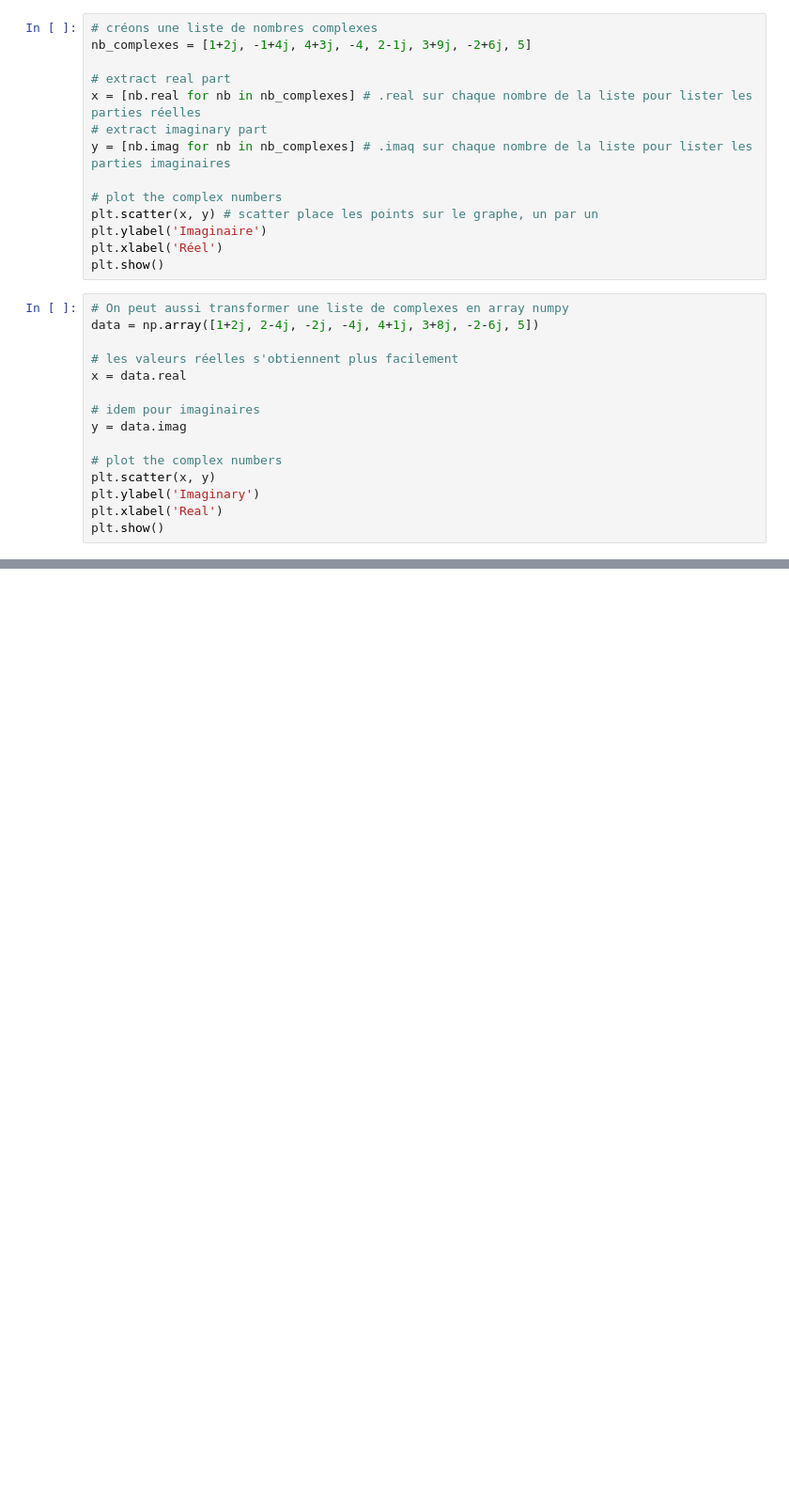
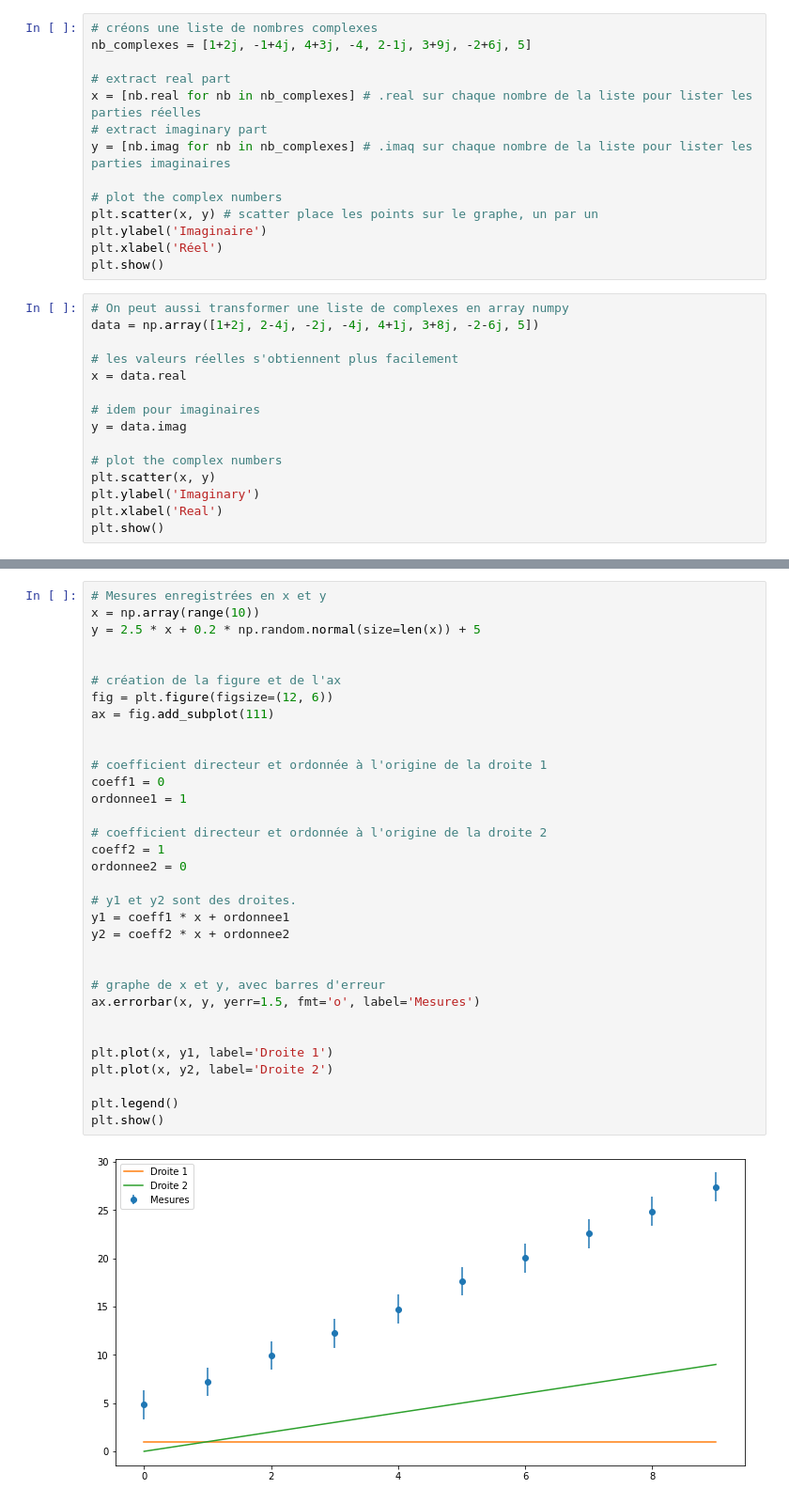
Before and after one commit to philippe-lemaire/insa-notebooks, a Jupyter notebook: formations/physique/Python_pour_la_physique.ipynb, the cells around one changed output, grey strips where cells are left out. Shown at 94% size. Saved outputs shown, nothing was run; the diff lists cells and outputs as text; blank space fills up the shorter version.

Commit message:
droite incertitude

```diff
--- a/formations/physique/Python_pour_la_physique.ipynb
+++ b/formations/physique/Python_pour_la_physique.ipynb
@@ -132,0 +142,35 @@ plt.show()
+# %%
+# Mesures enregistrées en x et y
+x = np.array(range(10))
+y = 2.5 * x + 0.2 * np.random.normal(size=len(x)) + 5
+
+
+# création de la figure et de l'ax
+fig = plt.figure(figsize=(12, 6))
+ax = fig.add_subplot(111)
+
+
+# coefficient directeur et ordonnée à l'origine de la droite 1
+coeff1 = 0
+ordonnee1 = 1
+
+# coefficient directeur et ordonnée à l'origine de la droite 2
+coeff2 = 1
+ordonnee2 = 0
+
+# y1 et y2 sont des droites.
+y1 = coeff1 * x + ordonnee1
+y2 = coeff2 * x + ordonnee2
+
+
+# graphe de x et y, avec barres d'erreur
+ax.errorbar(x, y, yerr=1.5, fmt='o', label='Mesures')
+
+
+plt.plot(x, y1, label='Droite 1')
+plt.plot(x, y2, label='Droite 2')
+
+plt.legend()
+plt.show()
+# %% [output]
+[figure, added]
```
Also changed, not shown: parts of 4 cells of this notebook.
